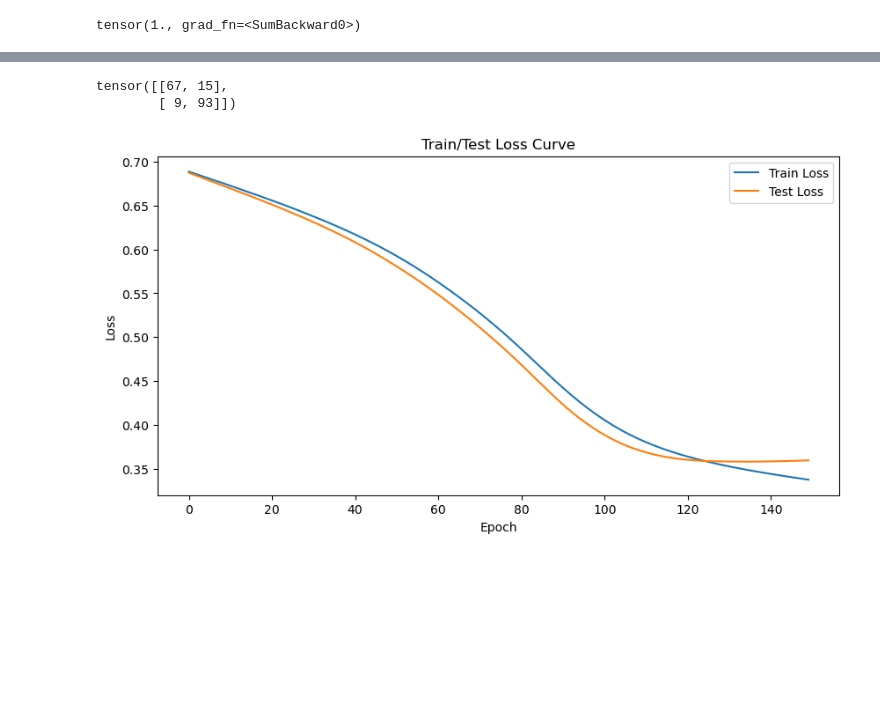
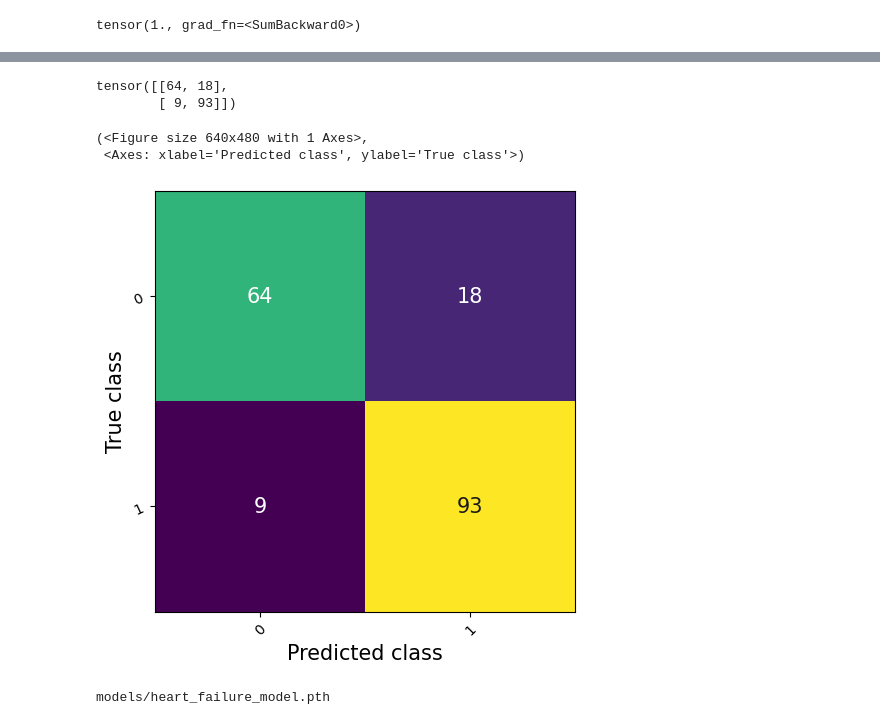
Before and after one commit to ozgurcanozel/HeartFailurePredictionWebApp, a Jupyter notebook: HeartFailurePred.ipynb, the cells around one changed output, grey strips where cells are left out. Saved outputs shown, nothing was run; the diff lists cells and outputs as text; code cells hidden in the pictures; blank space fills up the shorter version.

Commit message:
model save and model output

```diff
--- a/HeartFailurePred.ipynb
+++ b/HeartFailurePred.ipynb
@@ -312,48 +312,29 @@ from torchmetrics.classification import MulticlassAccuracy
 # %%
 accuracy = MulticlassAccuracy(num_classes=3)
 # %%
-import torchmetrics
-
-# 1. Torchmetrics Accuracy nesnesini oluşturalım (2 sınıflı binary / multiclass yapı için)
-accuracy_metric = torchmetrics.Accuracy(task="binary")
-
 epochs = 150
-model = HeartClassifier()  # Kendi model sınıfı ismin
+model2 = HeartClassifier()
 loss_fn = nn.CrossEntropyLoss()
-optimizer = torch.optim.Adam(model.parameters(), lr=0.001)  # En son 0.001 ile harika sonuç almıştık
-
-# Grafikler için listeler
-train_losses = []
-test_losses = []
-train_accuracies = []
-test_accuracies = []
-
+optimizer = torch.optim.Adam(model2.parameters(), lr=0.001)
 for epoch in range(epochs):
-    ### TRAIN ###
-    model.train()
-    logits = model(X_train)
+    model2.train()
+    logits = model2(X_train)
     loss = loss_fn(logits, y_train)
 
     pred = torch.argmax(logits, dim=1)
-    acc = accuracy_metric(pred, y_train).item() * 100
+    acc = accuracy(pred, y_train).item() * 100
 
     optimizer.zero_grad()
     loss.backward()
     optimizer.step()
 
-    train_losses.append(loss.item())
-    train_accuracies.append(acc)
-
     ### TEST ###
-    model.eval()
+    model2.eval()
     with torch.inference_mode():
-        test_logits = model(X_test)
+        test_logits = model2(X_test)
         test_loss = loss_fn(test_logits, y_test)
         test_pred = torch.argmax(test_logits, dim=1)
-        test_acc = accuracy_metric(test_pred, y_test).item() * 100
-
-    test_losses.append(test_loss.item())
-    test_accuracies.append(test_acc)
+        test_acc = accuracy(test_pred, y_test).item() * 100
 
     if epoch % 20 == 0:
         print(f"Epoch {epoch} | Loss: {loss:.4f} | Acc: {acc:.2f}% | "
@@ -375,16 +356,12 @@ matrix = cm(test_pred, y_test)
 # %%
 print(matrix)
 # %% [output]
-tensor([[67, 15],
+tensor([[64, 18],
         [ 9, 93]])
 # %%
-plt.figure(figsize=(10,5))
-plt.plot(train_losses, label="Train Loss")
-plt.plot(test_losses, label="Test Loss")
-plt.xlabel("Epoch")
-plt.ylabel("Loss")
-plt.title("Train/Test Loss Curve")
-plt.legend()
-plt.show()
+from torchmetrics.utilities.plot import plot_confusion_matrix
+plot_confusion_matrix(matrix)
 # %% [output]
+(<Figure size 640x480 with 1 Axes>,
+ <Axes: xlabel='Predicted class', ylabel='True class'>)
-[figure, old version]
+[figure, new version]
@@ -390,0 +372,14 @@ plt.show()
+# %%
+MODEL_PATH = Path("models")
+
+MODEL_PATH.mkdir(parents = True, exist_ok=True)
+
+MODEL_NAME = "heart_failure_model.pth"
+
+MODEL_SAVE_PATH = MODEL_PATH / MODEL_NAME
+
+print(MODEL_SAVE_PATH)
+
+torch.save(obj = model2.state_dict(), f = MODEL_SAVE_PATH)
+# %% [output]
+models/heart_failure_model.pth
```
Also changed, not shown: parts of 16 cells of this notebook, 2 other files.
